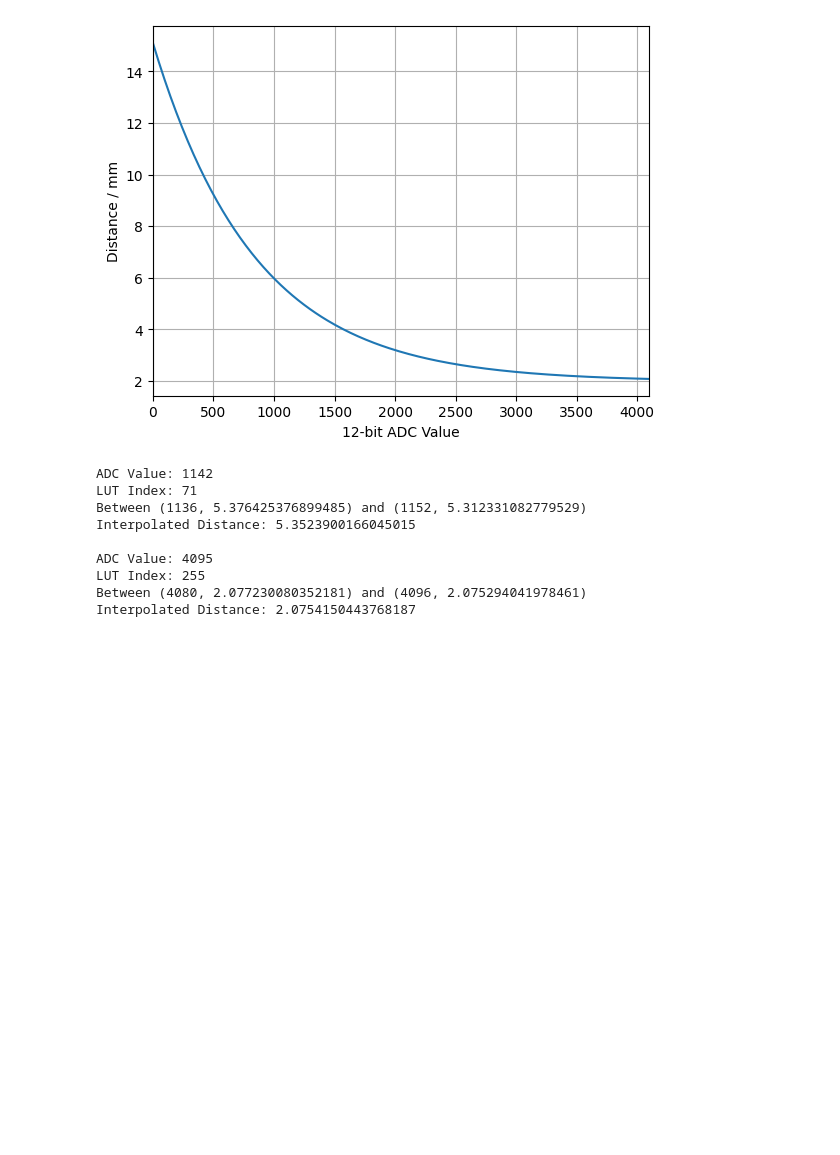
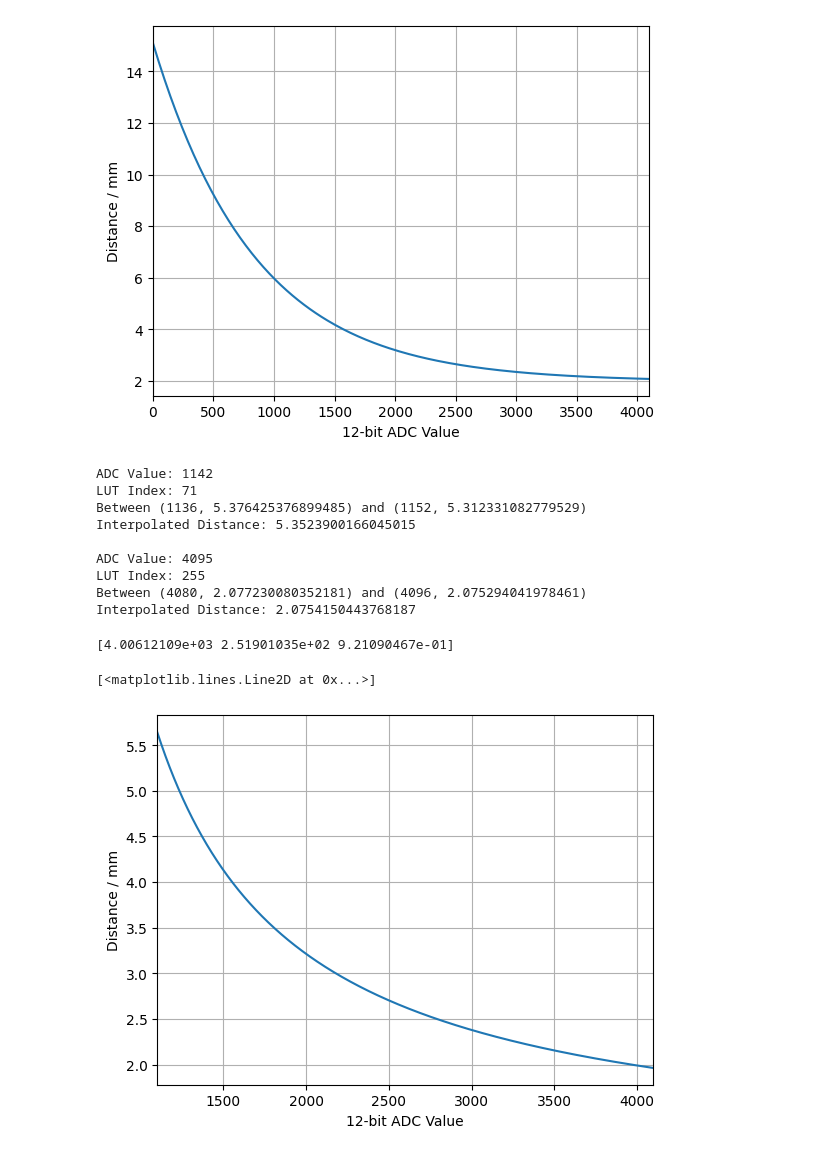
Before and after one commit to Ace4896/cloverpad-hardware, a Jupyter notebook: docs/notebooks/magnet-distance.ipynb, the cells around one changed output. Saved outputs shown, nothing was run; the diff lists cells and outputs as text; code cells hidden in the pictures; blank space fills up the shorter version.

```diff
--- a/docs/notebooks/magnet-distance.ipynb
+++ b/docs/notebooks/magnet-distance.ipynb
@@ -346,3 +346,26 @@ ADC Value: 4095
 LUT Index: 255
 Between (4080, 2.077230080352181) and (4096, 2.075294041978461)
 Interpolated Distance: 2.0754150443768187
+# %%
+# Another attempt at curve fitting, this time using a fractional graph
+# At the quiescent voltage (600mV), the magnetic flux is 0, but the distance could be anything
+# At the max voltage (3300mV), we have the minimum possible distance of 1.9mm
+
+def fractional_func(x, a, b, c):
+    return (a / (x - b)) + c
+
+popt, pcov = curve_fit(fractional_func, ks20_adc, distances, p0=(5.0, 600.0 / 3300.0 * 4096.0, 1.9))
+print(popt)
+
+x = np.arange(1100.0, 4096.0, 1.0)
+y = fractional_func(x, *popt)
+
+plt.grid()
+plt.xlim(1100.0, 4096.0)
+plt.xlabel('12-bit ADC Value')
+plt.ylabel('Distance / mm')
+plt.plot(x, y)
+# %% [output]
+[4.00612109e+03 2.51901035e+02 9.21090467e-01]
+[<matplotlib.lines.Line2D at 0x...>]
+[figure, added]
```
Also changed, not shown: parts of 1 cell of this notebook.
